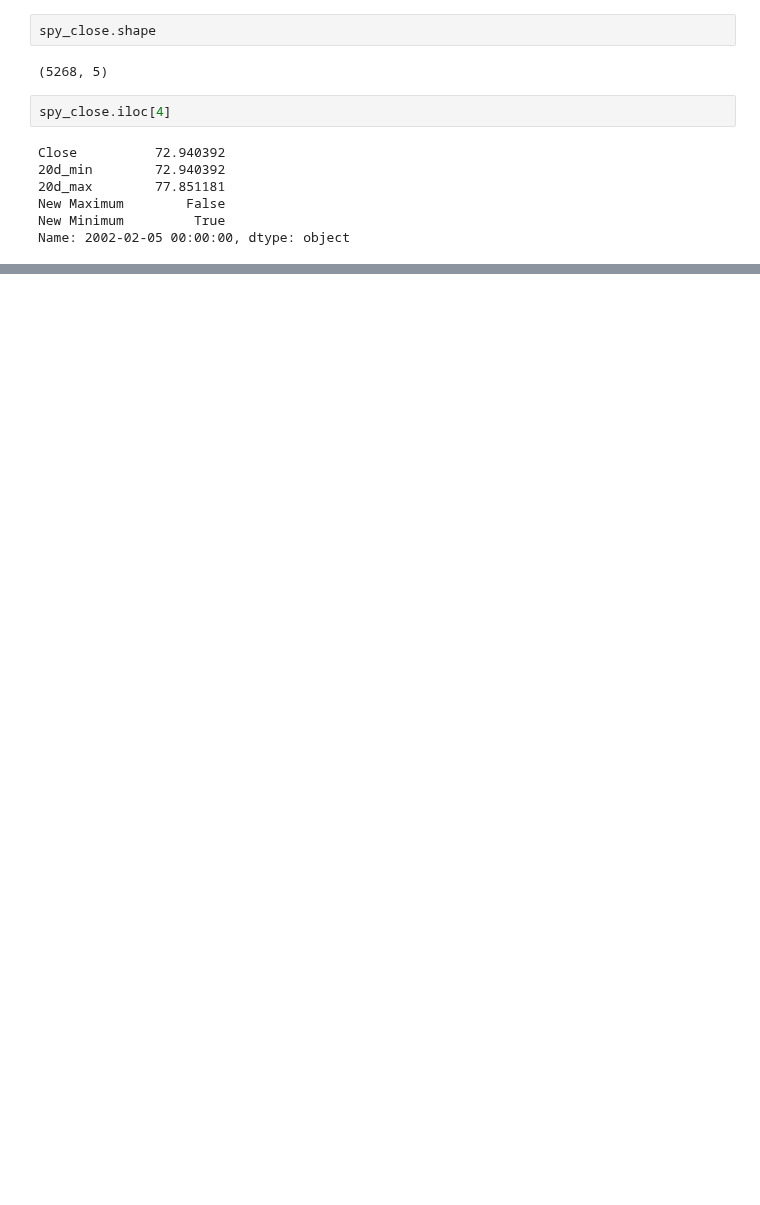
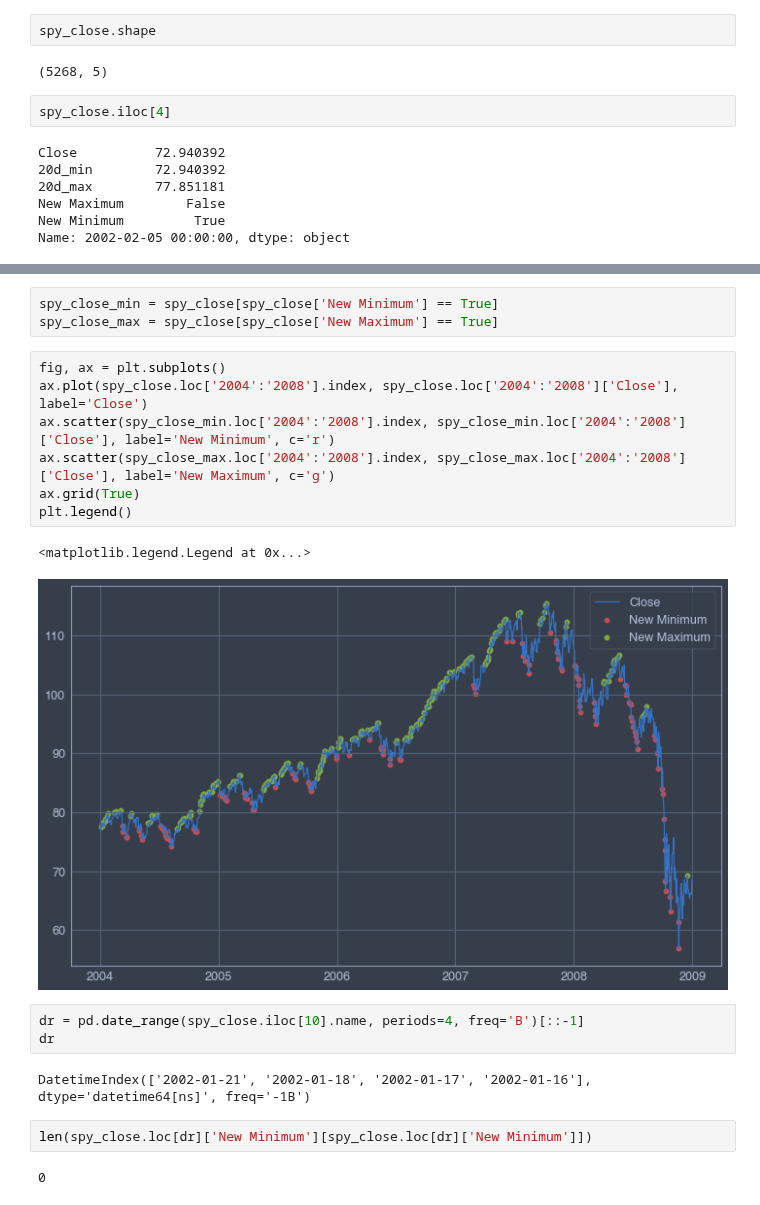
Before and after one commit to fadeeva/stock_market_research, a Jupyter notebook: classic/turtle_soup/simple/simple_TURTLE_SOUP.ipynb, the cells around one changed output, grey strips where cells are left out. Drawn from its saved outputs; the diff is of its cells as text; blank space fills up the shorter version.

```diff
--- a/classic/turtle_soup/simple/simple_TURTLE_SOUP.ipynb
+++ b/classic/turtle_soup/simple/simple_TURTLE_SOUP.ipynb
@@ -214,0 +214,22 @@ Name: 2002-02-05 00:00:00, dtype: object
+# %%
+spy_close_min = spy_close[spy_close['New Minimum'] == True]
+spy_close_max = spy_close[spy_close['New Maximum'] == True]
+# %%
+fig, ax = plt.subplots()
+ax.plot(spy_close.loc['2004':'2008'].index, spy_close.loc['2004':'2008']['Close'], label='Close')
+ax.scatter(spy_close_min.loc['2004':'2008'].index, spy_close_min.loc['2004':'2008']['Close'], label='New Minimum', c='r')
+ax.scatter(spy_close_max.loc['2004':'2008'].index, spy_close_max.loc['2004':'2008']['Close'], label='New Maximum', c='g')
+ax.grid(True)
+plt.legend()
+# %% [output]
+<matplotlib.legend.Legend at 0x...>
+[figure, added]
+# %%
+dr = pd.date_range(spy_close.iloc[10].name, periods=4, freq='B')[::-1]
+dr
+# %% [output]
+DatetimeIndex(['2002-01-21', '2002-01-18', '2002-01-17', '2002-01-16'], dtype='datetime64[ns]', freq='-1B')
+# %%
+len(spy_close.loc[dr]['New Minimum'][spy_close.loc[dr]['New Minimum']])
+# %% [output]
+0
```
Also changed, not shown: parts of 9 cells of this notebook.
